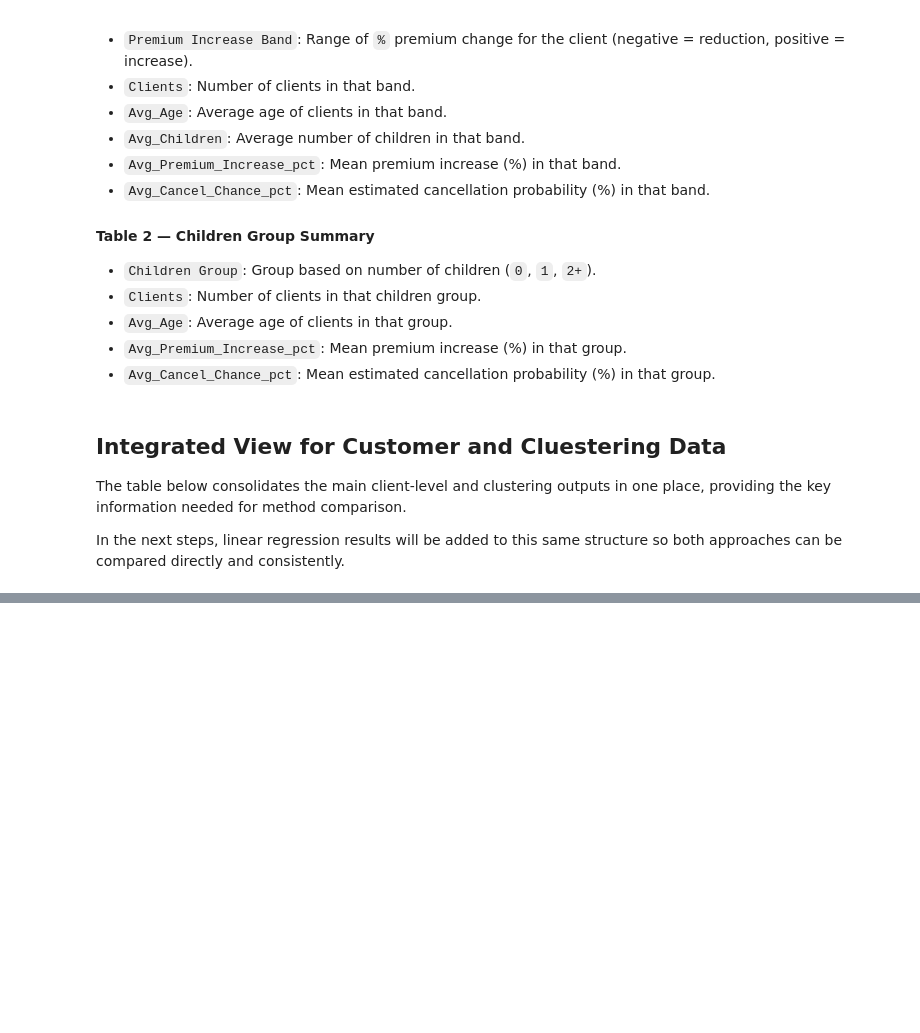
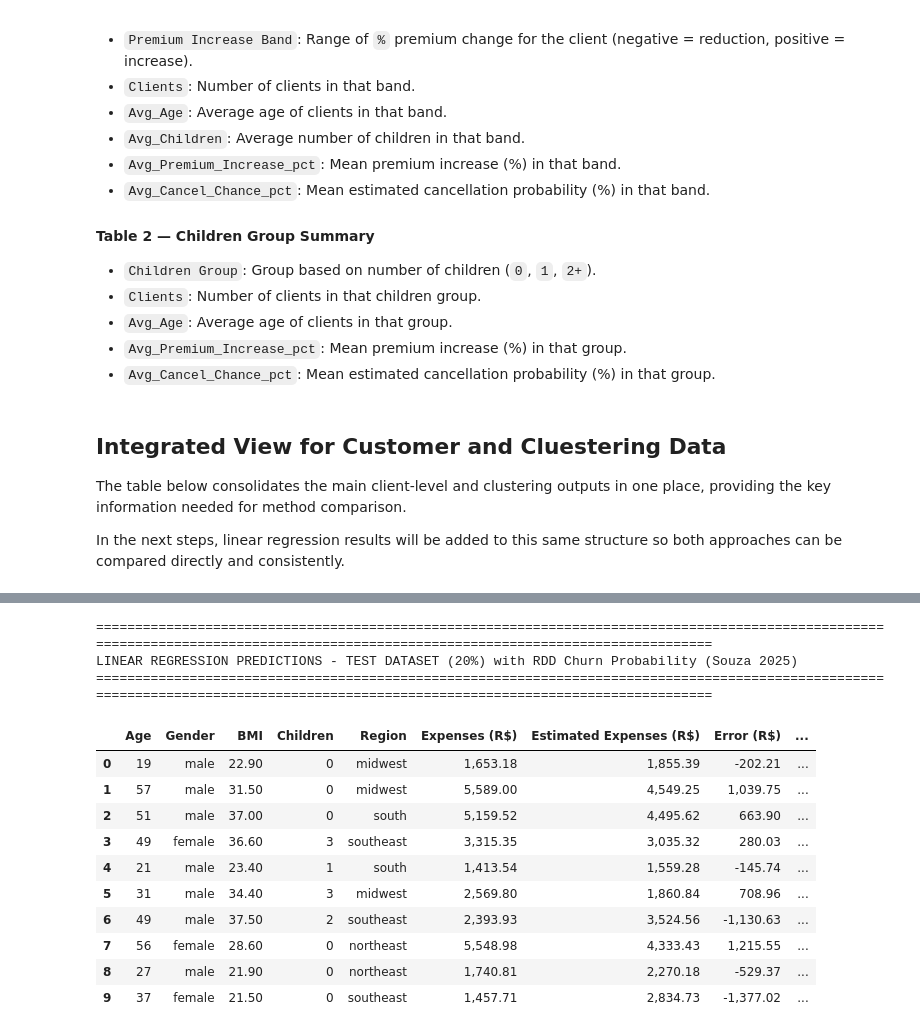
Before and after one commit to renancaetan0/prediction_methods_health_insurance, a Jupyter notebook: notebooks/prediction_methods_health_insurance.ipynb, the cells around one changed output, grey strips where cells are left out. Saved outputs shown, nothing was run; the diff lists cells and outputs as text; code cells hidden in the pictures; blank space fills up the shorter version.

```diff
--- a/notebooks/prediction_methods_health_insurance.ipynb
+++ b/notebooks/prediction_methods_health_insurance.ipynb
@@ -2682,0 +3584,72 @@ display(HTML("".join(html_parts)))
+# %%
+# displaying Linear Regression results with RDD churn probability
+import pandas as pd
+import numpy as np
+from scipy.special import expit
+
+pd.set_option('display.max_columns', None)
+pd.set_option('display.width', None)
+pd.set_option('display.max_colwidth', None)
+
+# RDD parameters
+rdd_threshold = 0.20
+alpha = 0.05
+beta_1 = 1.0
+beta_2 = 0.15
+beta_3 = 1.5
+
+def calculate_rdd_churn(premium_increase_pct):
+    x = premium_increase_pct / 100
+    indicator = 1 if x >= rdd_threshold else 0
+    distance = x - rdd_threshold
+    prob = alpha + beta_1 * x + beta_2 * indicator + beta_3 * distance * indicator
+    return max(0, min(1, prob)) * 100
+
+# create display dataframe
+display_df = results_lm[['age', 'gender', 'bmi', 'children', 'region', 'expenses',
+                         'estimated_expenses_lm', 'error_estimated_expenses (R$)']].copy()
+
+display_df.columns = ['Age', 'Gender', 'BMI', 'Children', 'Region', 'Expenses (R$)',
+                      'Estimated Expenses (R$)', 'Error (R$)']
+
+display_df['Amount to Charge (R$)'] = (results_lm['estimated_expenses_lm'] / 0.75).round(2)
+display_df['Profit Made (R$)'] = (display_df['Amount to Charge (R$)'] - results_lm['estimated_expenses_lm']).round(2)
+
+customer_payment_diff = ((display_df['Amount to Charge (R$)'] - results_lm['premium']) / results_lm['premium'] * 100).round(2)
+display_df['Customer Payment Difference (%)'] = customer_payment_diff
+
+# Calculate churn using RDD formula
+premium_increase_pct = -customer_payment_diff
+display_df['Churn Chance (%)'] = premium_increase_pct.apply(calculate_rdd_churn).round(2)
+
+# format numeric columns
+numeric_cols = ['Expenses (R$)', 'Estimated Expenses (R$)', 'Amount to Charge (R$)', 'Profit Made (R$)']
+for col in numeric_cols:
+    display_df[col] = display_df[col].apply(lambda x: f'{x:,.2f}')
+
+display_df['Error (R$)'] = display_df['Error (R$)'].apply(lambda x: f'{x:,.2f}')
+display_df['Customer Payment Difference (%)'] = display_df['Customer Payment Difference (%)'].apply(lambda x: f'{x:.2f}%')
+display_df['Churn Chance (%)'] = display_df['Churn Chance (%)'].apply(lambda x: f'{x:.2f}%')
+
+print("=" * 180)
+print("LINEAR REGRESSION PREDICTIONS - TEST DATASET (20%) with RDD Churn Probability (Souza 2025)")
+print("=" * 180)
+display(display_df.head(10))
+
+pd.reset_option('display.max_columns')
+pd.reset_option('display.width')
+# %% [output]
+====================================================================================================================================================================================
+LINEAR REGRESSION PREDICTIONS - TEST DATASET (20%) with RDD Churn Probability (Souza 2025)
+====================================================================================================================================================================================
+|  | Age | Gender | BMI | Children | Region | Expenses (R$) | Estimated Expenses (R$) | Error (R$) | ... |
+| 0 | 19 | male | 22.90 | 0 | midwest | 1,653.18 | 1,855.39 | -202.21 | ... |
+| 1 | 57 | male | 31.50 | 0 | midwest | 5,589.00 | 4,549.25 | 1,039.75 | ... |
+| 2 | 51 | male | 37.00 | 0 | south | 5,159.52 | 4,495.62 | 663.90 | ... |
+| 3 | 49 | female | 36.60 | 3 | southeast | 3,315.35 | 3,035.32 | 280.03 | ... |
+| 4 | 21 | male | 23.40 | 1 | south | 1,413.54 | 1,559.28 | -145.74 | ... |
+| 5 | 31 | male | 34.40 | 3 | midwest | 2,569.80 | 1,860.84 | 708.96 | ... |
+| 6 | 49 | male | 37.50 | 2 | southeast | 2,393.93 | 3,524.56 | -1,130.63 | ... |
+| 7 | 56 | female | 28.60 | 0 | northeast | 5,548.98 | 4,333.43 | 1,215.55 | ... |
+| 8 | 27 | male | 21.90 | 0 | northeast | 1,740.81 | 2,270.18 | -529.37 | ... |
+| 9 | 37 | female | 21.50 | 0 | southeast | 1,457.71 | 2,834.73 | -1,377.02 | ... |
```
Also changed, not shown: parts of 24 cells of this notebook.
